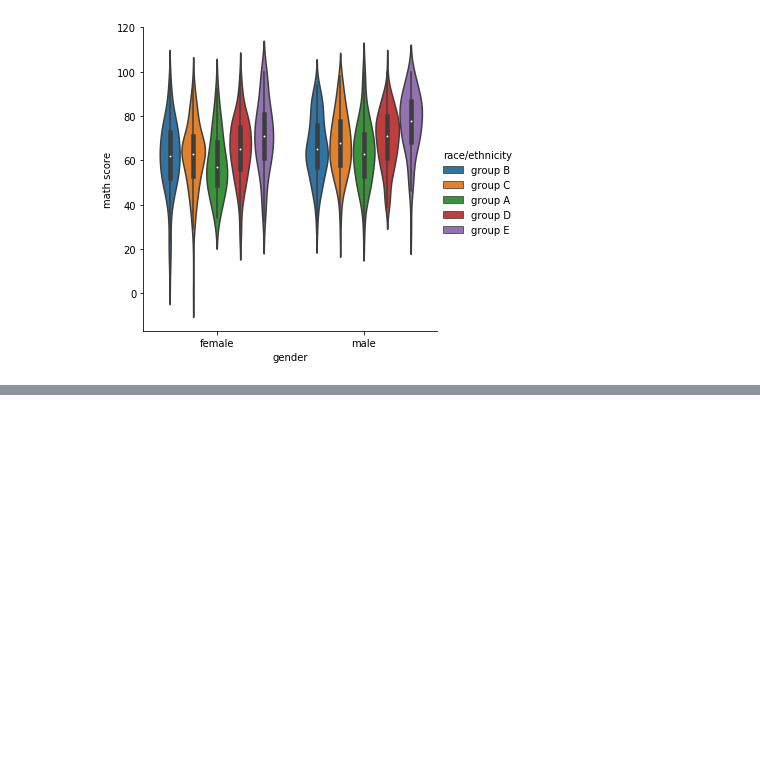
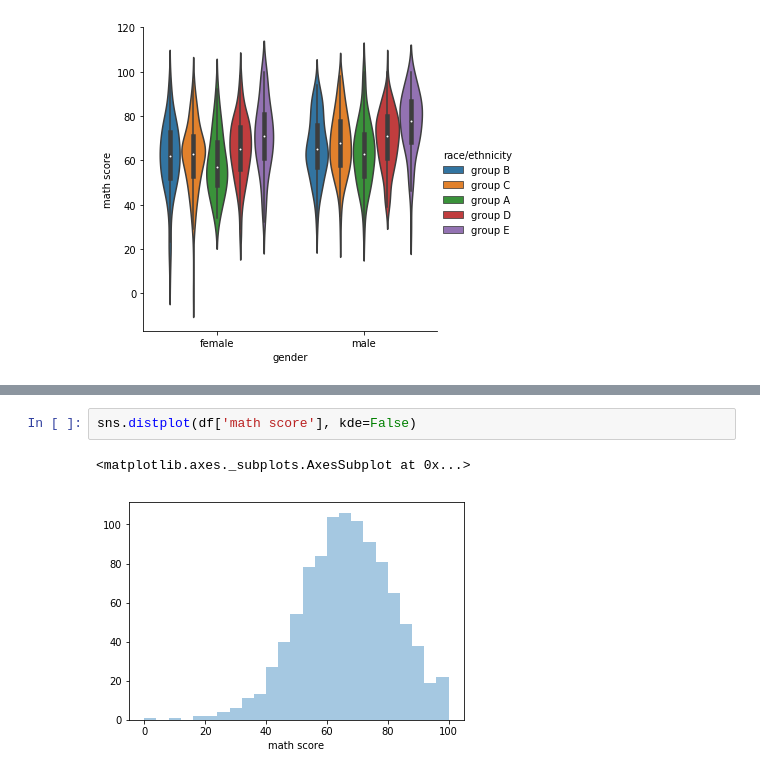
Before and after one commit to mjmora2016/Visualizacion_Seaborn, a Jupyter notebook: Seaborn_Visualization.ipynb, the cells around one changed output, grey strips where cells are left out. Drawn from its saved outputs; the diff is of its cells as text; blank space fills up the shorter version.

```diff
--- a/Seaborn_Visualization.ipynb
+++ b/Seaborn_Visualization.ipynb
@@ -93,0 +121,5 @@ sns.catplot(x="gender", y="math score", hue = "race/ethnicity", kind = "violin",
+# %%
+sns.distplot(df['math score'], kde=False)
+# %% [output]
+<matplotlib.axes._subplots.AxesSubplot at 0x...>
+[figure, added]
```
Also changed, not shown: parts of 14 cells of this notebook.
